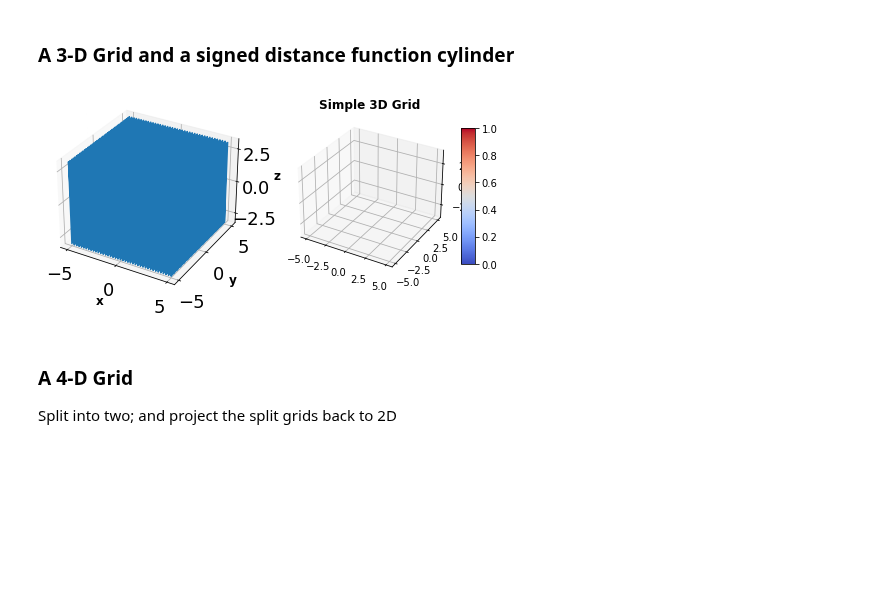
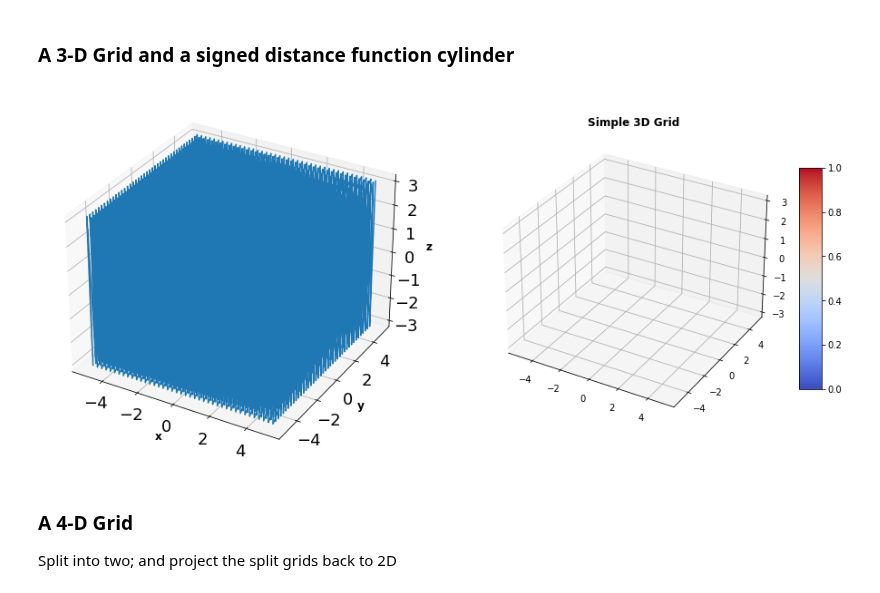
Before and after one commit to robotsorcerer/levelsetpy, a Jupyter notebook: notes/grids.ipynb, the cells around one changed output. Saved outputs shown, nothing was run; the diff lists cells and outputs as text; code cells hidden in the pictures; blank space fills up the shorter version.

```diff
--- a/notes/grids.ipynb
+++ b/notes/grids.ipynb
@@ -40,17 +40,17 @@ viz.visGrid([g], g.dim, title='Simple 2D Grid')
 # %%
 
 grid_min = expand(np.array((-5, -5, -pi)), ax = 1); # Lower corner of computation domain
 grid_max = expand(np.array((5, 5, pi)), ax = 1);   # Upper corner of computation domain
 N = 41*ones(3, 1).astype(np.int64)
 pdDims = 3;               # 3rd dimension is periodic
 g = createGrid(grid_min, grid_max, N, pdDims);
 
 data0 = shapeCylinder(g, 3, zeros(len(N), 1), radius=1)
 
-viz = Visualizer(winsize=(8, 5))
+viz = Visualizer(winsize=(16, 9))
 viz.visGrid(g, g.dim, title='Simple 3D Grid')
 # %% [output]
-[figure, old version]
+[figure, new version]
 # %% [markdown]
 ### A 4-D Grid
 
```
Also changed, not shown: parts of 8 cells of this notebook, 11 other files.
